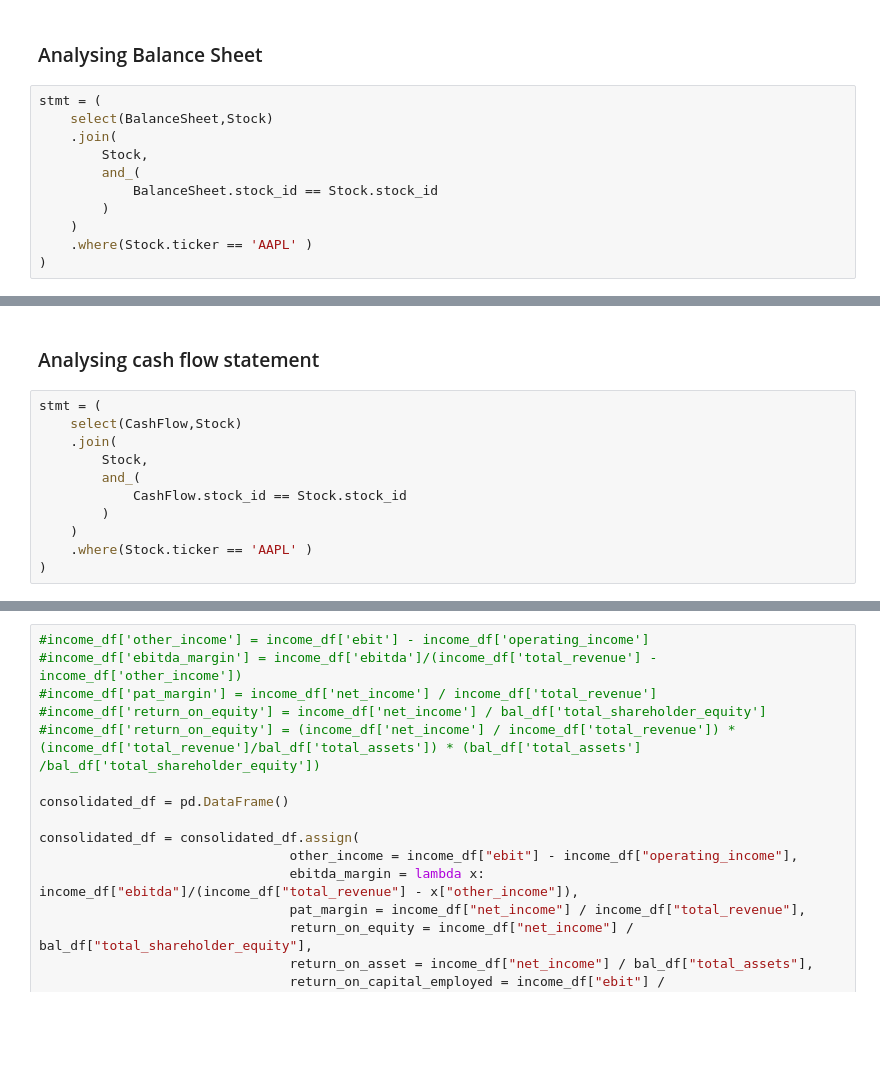
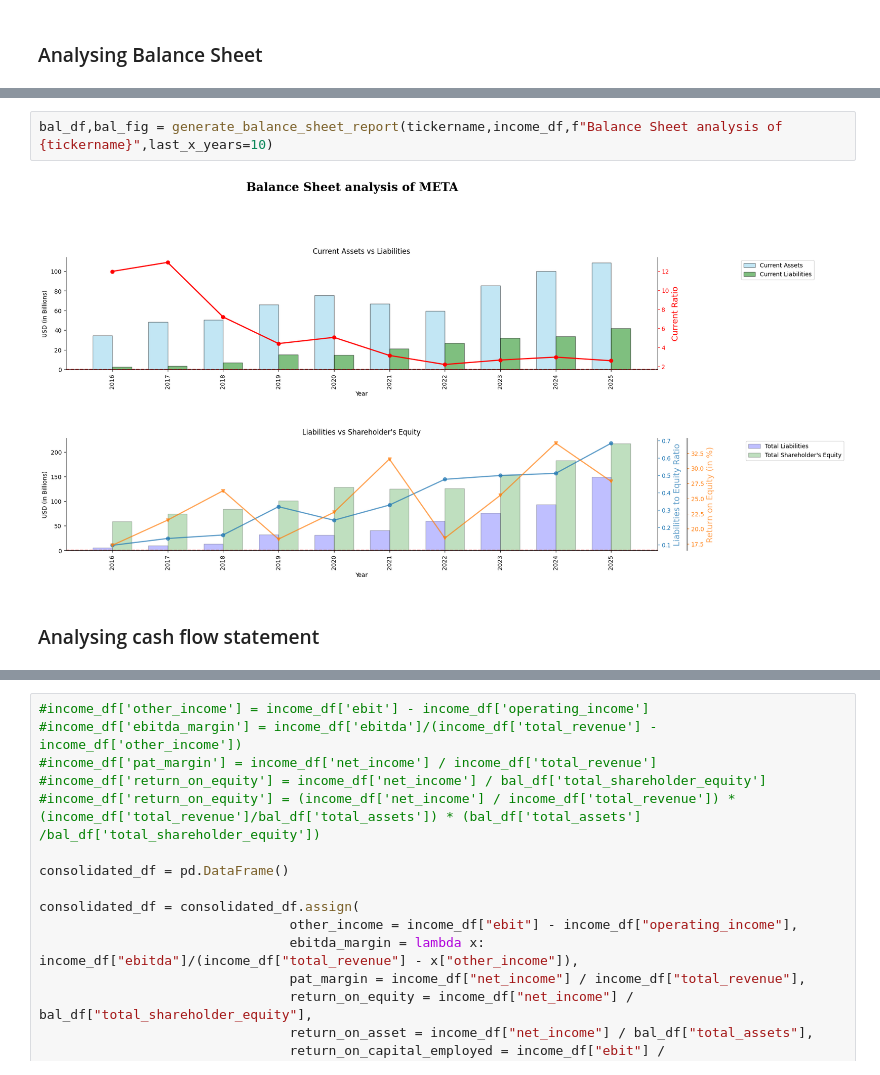
Before and after one commit to kumarbyes/project_stock_analysis, a Jupyter notebook: analaysis_using_pandas/exploratory_data_anaysis.ipynb, the cells around one changed output, grey strips where cells are left out. Saved outputs shown, nothing was run; the diff lists cells and outputs as text; blank space fills up the shorter version.

```diff
--- a/analaysis_using_pandas/exploratory_data_anaysis.ipynb
+++ b/analaysis_using_pandas/exploratory_data_anaysis.ipynb
@@ -300,13 +278,2 @@ ax2.spines['top'].set_visible(False)
 # %% [markdown]
 ### Analysing Balance Sheet
-# %%
-stmt = (
-    select(BalanceSheet,Stock)
-    .join(
-        Stock,
-        and_(
-            BalanceSheet.stock_id == Stock.stock_id
-        )
-    )
-    .where(Stock.ticker == 'AAPL' )
-)
@@ -507,13 +470,6 @@ for xi, yi in zip(x, bal_df_annual["return_on_equity"]):
+# %%
+bal_df,bal_fig = generate_balance_sheet_report(tickername,income_df,f"Balance Sheet analysis of {tickername}",last_x_years=10)
+# %% [output]
+[figure, added]
 # %% [markdown]
 ### Analysing cash flow statement
-# %%
-stmt = (
-    select(CashFlow,Stock)
-    .join(
-        Stock,
-        and_(
-            CashFlow.stock_id == Stock.stock_id
-        )
-    )
-    .where(Stock.ticker == 'AAPL' )
-)
```
Also changed, not shown: parts of 25 cells of this notebook, 1 other file.
